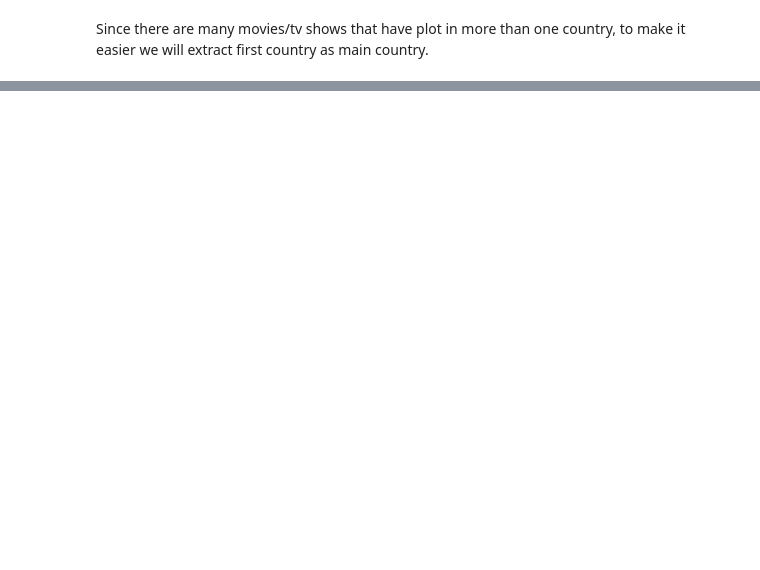
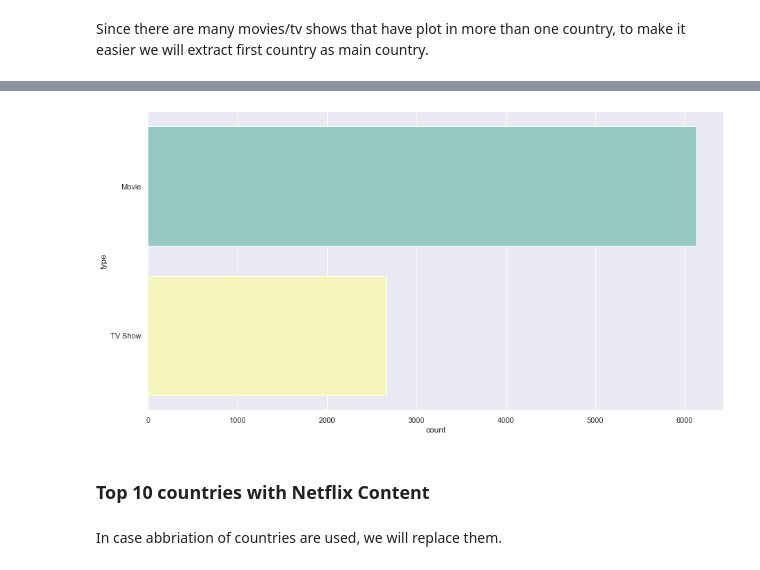
Before and after one commit to lamhib1310/Netflix-EDA, a Jupyter notebook: Netflix - EDA .ipynb, the cells around one changed output, grey strips where cells are left out. Saved outputs shown, nothing was run; the diff lists cells and outputs as text; code cells hidden in the pictures; blank space fills up the shorter version.

```diff
--- a/Netflix - EDA .ipynb
+++ b/Netflix - EDA .ipynb
@@ -267,0 +305,12 @@ netflix['main_country'] = netflix['country'].apply(lambda x: x.split(",")[0])
+# %%
+#horizonzally
+import seaborn as sns
+sns.set_theme(style = 'darkgrid')
+
+ax = sns.countplot(y = 'type', data = netflix, palette="Set3")
+# %% [output]
+[figure, added]
+# %% [markdown]
+### Top 10 countries with Netflix Content
+# %% [markdown]
+In case abbriation of countries are used, we will replace them.
```
Also changed, not shown: parts of 47 cells of this notebook.
